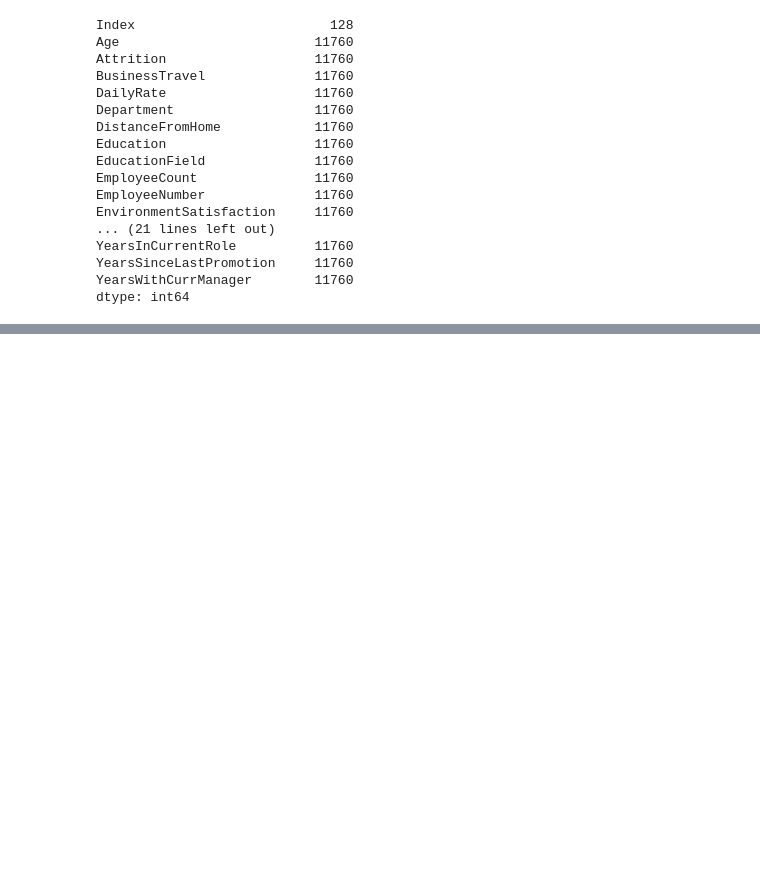
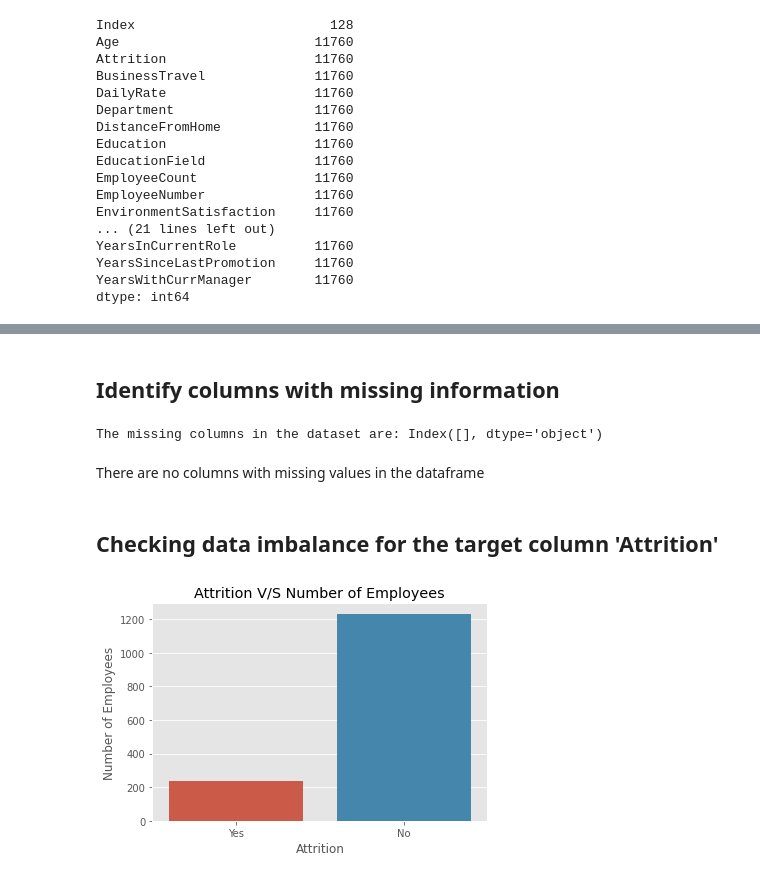
Before and after one commit to Venkat-dev-cloud/Employee-Attrition, a Jupyter notebook: Attrition_Prediction_using_Gradient_Boost_follow_along.ipynb, the cells around one changed output, grey strips where cells are left out. Drawn from its saved outputs; the diff is of its cells as text; code cells hidden in the pictures; blank space fills up the shorter version.

```diff
--- a/Attrition_Prediction_using_Gradient_Boost_follow_along.ipynb
+++ b/Attrition_Prediction_using_Gradient_Boost_follow_along.ipynb
@@ -37,3 +39,5 @@ pd.set_option('display.max_rows', None)
+# %%
+plt.style.use('ggplot')
 # %% [markdown]
 ## Importing Data
 # %%
@@ -82,0 +109,19 @@ df.head()
+# %% [markdown]
+## Identify columns with missing information
+# %%
+missing_columns = df.columns[ df.isna().any() ]
+print(f"The missing columns in the dataset are: {missing_columns}")
+# %% [output]
+The missing columns in the dataset are: Index([], dtype='object')
+# %% [markdown]
+There are no columns with missing values in the dataframe
+# %% [markdown]
+## Checking data imbalance for the target column 'Attrition'
+# %%
+sns.countplot(df['Attrition'])
+plt.xlabel('Attrition')
+plt.ylabel('Number of Employees')
+plt.title('Attrition V/S Number of Employees')
+plt.show()
+# %% [output]
+[figure, added]
```
Also changed, not shown: parts of 4 cells of this notebook.
